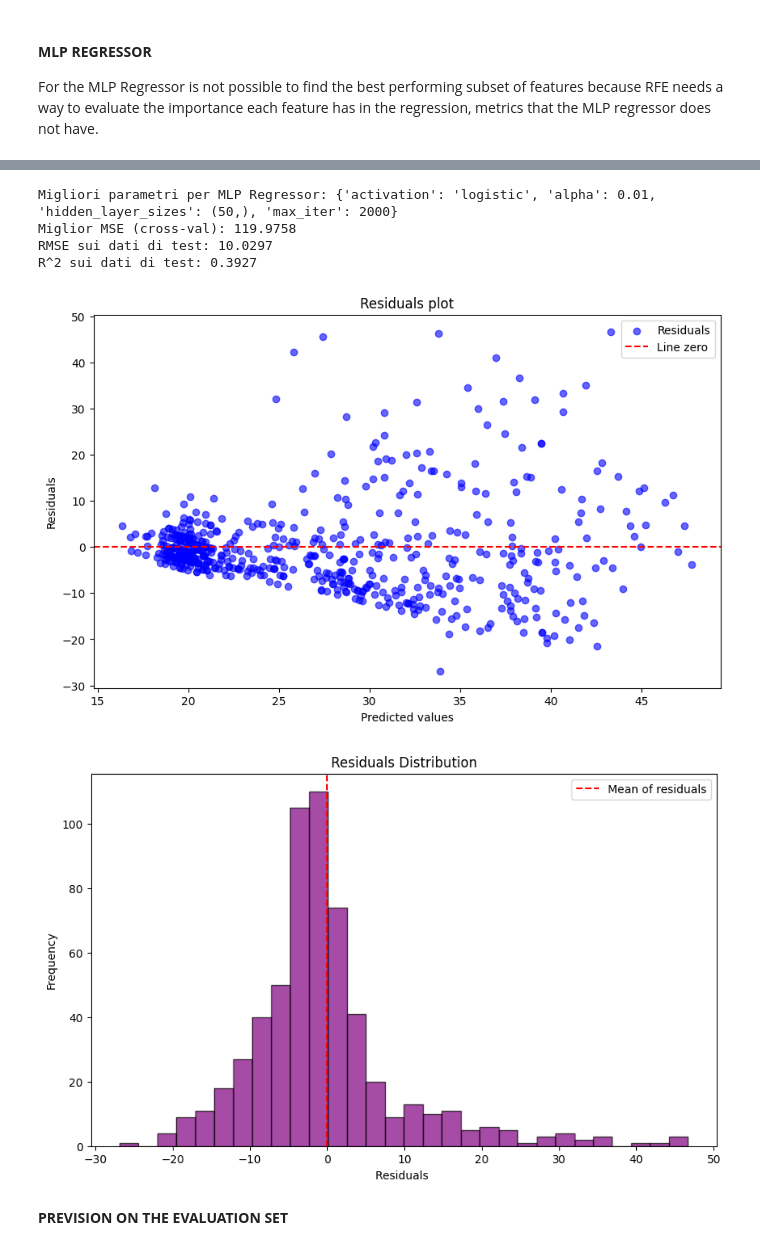
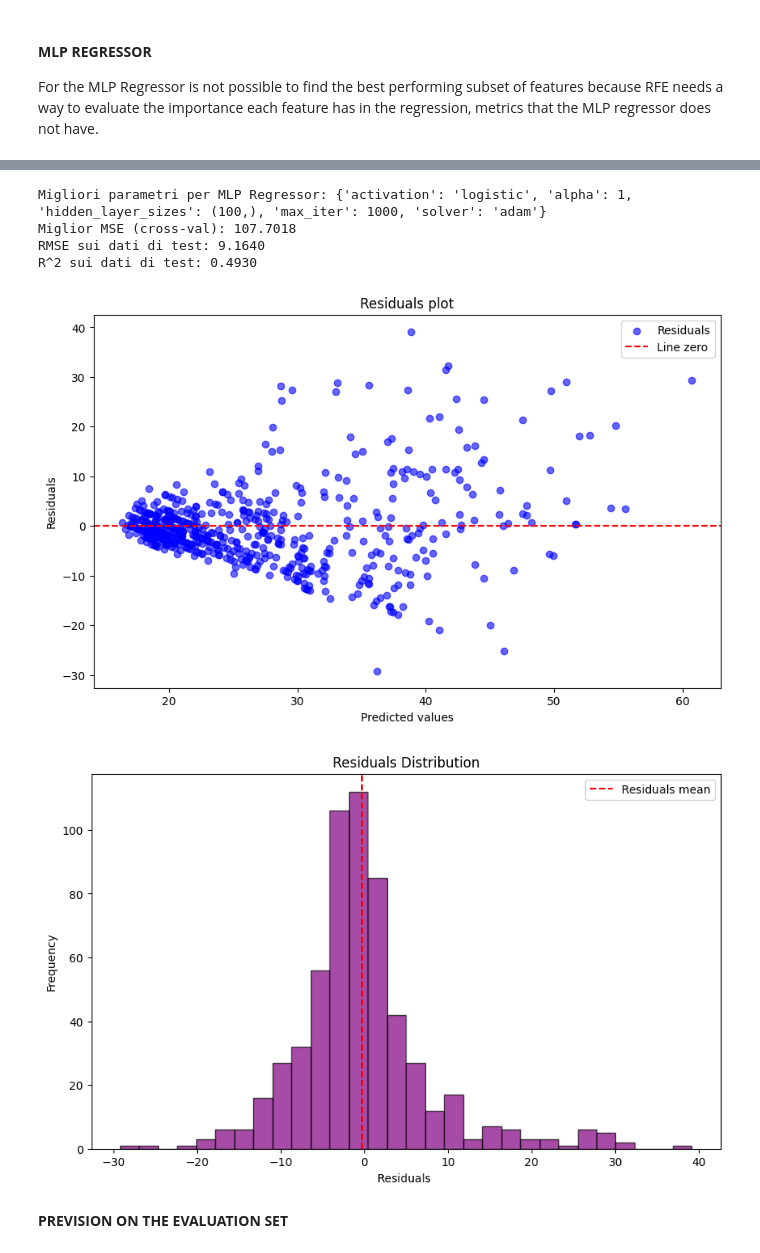
Before and after one commit to RBello02/Homework_Data_science, a Jupyter notebook: codice_da_consegnare.ipynb, the cells around one changed output, grey strips where cells are left out. Cells and saved outputs as stored; diff of their text form; code cells hidden in the pictures.

```diff
--- a/codice_da_consegnare.ipynb
+++ b/codice_da_consegnare.ipynb
@@ -220,7 +213,8 @@ The best score is obtained for numfeat = 50 and its value is 9.526367154604252
 [figure]
 # %%
 # Computing the best mask
-rfe = RFE(model, n_features_to_select= best_numfeat)
+model = Ridge()
+rfe = RFE(model, n_features_to_select= 50)
 rfe.fit(X_train, y_train)
 
 mask_RI = rfe.support_
@@ -333,7 +327,7 @@ Facendo predizione sull'evaluation set ...
 For the MLP Regressor is not possible to find the best performing subset of features because RFE needs a way to evaluate the importance each feature has in the regression, metrics that the MLP regressor does not have.
 # %%
 # Defining the best feature
-model = MLPRegressor(hidden_layer_sizes=(100,), activation= 'relu', alpha = 0.01, max_iter = 2000)
+model = MLPRegressor(hidden_layer_sizes=(50,), activation= 'relu', alpha = 0.01, max_iter = 2000)
 print('TRAINING THE MLP REGRESSOR ... \n')
 
 best_numfeat = 95
@@ -368,8 +362,7 @@ plt.xlabel('Number of features')
 plt.ylabel('log(RMSE)')
 plt.title('Number of features vs RMSE for the MLP regression model')
 plt.legend()
-plt.savefig('rmse_mlp_new.pdf', format='pdf', bbox_inches='tight')  # Puoi cambiare 'svg' in 'pdf' o altri formati vettoriali
-
+plt.savefig('rmse_mlp_new.pdf', format='pdf', bbox_inches='tight')
 plt.show()
 # %% [output]
 TRAINING THE MLP REGRESSOR ...
@@ -387,9 +380,10 @@ model_name = 'MLP Regressor'
 model_details = {
         'model': MLPRegressor(),
         'params': {
-            'hidden_layer_sizes' : [(100,), (100,2), (50,), (200,)],
+            'hidden_layer_sizes' : [(100,), (100,2), (50,)],
             'activation': ['tanh', 'logistic', 'relu'],
-            'alpha': [1, 0.01],
+            'solver': ['adam', 'lbfgs', 'sgd'],
+            'alpha': [1, 0.01, 0.001],
             'max_iter': [1000, 2000]
         }
     }
@@ -423,40 +417,40 @@ r2 = r2_score(y_validation, y_pred)
 print(f"RMSE sui dati di test: {rmse_test:.4f}")
 print(f"R^2 sui dati di test: {r2:.4f}")
 # %% [output]
-Migliori parametri per MLP Regressor: {'activation': 'logistic', 'alpha': 0.01, 'hidden_layer_sizes': (50,), 'max_iter': 2000}
-Miglior MSE (cross-val): 119.9758
-RMSE sui dati di test: 10.0297
-R^2 sui dati di test: 0.3927
+Migliori parametri per MLP Regressor: {'activation': 'logistic', 'alpha': 1, 'hidden_layer_sizes': (100,), 'max_iter': 1000, 'solver': 'adam'}
+Miglior MSE (cross-val): 107.7018
+RMSE sui dati di test: 9.1640
+R^2 sui dati di test: 0.4930
 # %%
 # Visual analysis of the residuals --> the aim is to have residuals distributes as a gaussian N(0, sigma2)
 residuals = y_validation - y_pred
 
 # Scatter plot dei residui
 plt.figure(figsize=(10, 6))
 plt.scatter(y_pred, residuals, alpha=0.6, color="blue", label="Residuals")
 plt.axhline(0, color='red', linestyle='--', label="Line zero")  # Linea di riferimento a residuo zero
 plt.xlabel("Predicted values")
 plt.ylabel("Residuals")
 plt.title("Residuals plot")
 plt.legend()
 plt.savefig('residuals_mlp_2.pdf', format='pdf', bbox_inches='tight')  # Puoi cambiare 'svg' in 'pdf' o altri formati vettoriali
 
 plt.show()
 
 # Istogramma dei residui
 plt.figure(figsize=(10, 6))
 plt.hist(residuals, bins=30, color="purple", edgecolor="black", alpha=0.7)
-plt.axvline(0, color='red', linestyle='--', label="Mean of residuals")
+plt.axvline(np.mean(residuals), color='red', linestyle='--', label="Residuals mean")
 plt.xlabel("Residuals ")
 plt.ylabel("Frequency")
 plt.title("Residuals Distribution")
 plt.legend()
 plt.savefig('residuals_mlp_1.pdf', format='pdf', bbox_inches='tight')  # Puoi cambiare 'svg' in 'pdf' o altri formati vettoriali
 
 plt.show()
 # %% [output]
-[figure, old version]
+[figure, new version]
-[figure, old version]
+[figure, new version]
 # %% [markdown]
 **PREVISION ON THE EVALUATION SET**
 # %%
```
Also changed, not shown: parts of 12 cells of this notebook, 22 other files.
